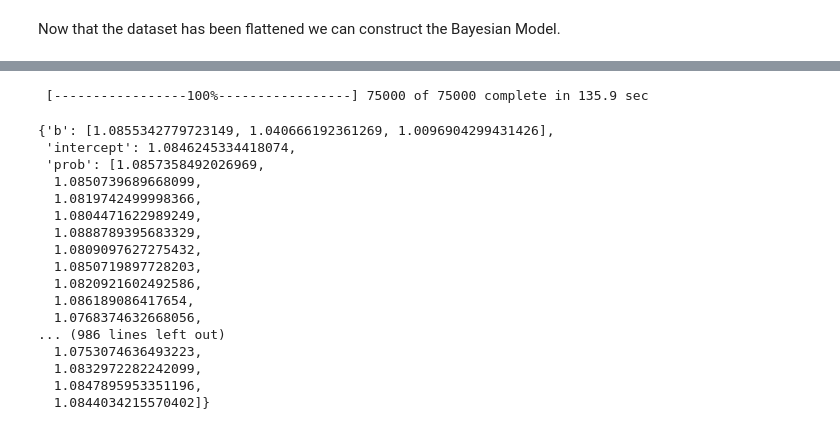
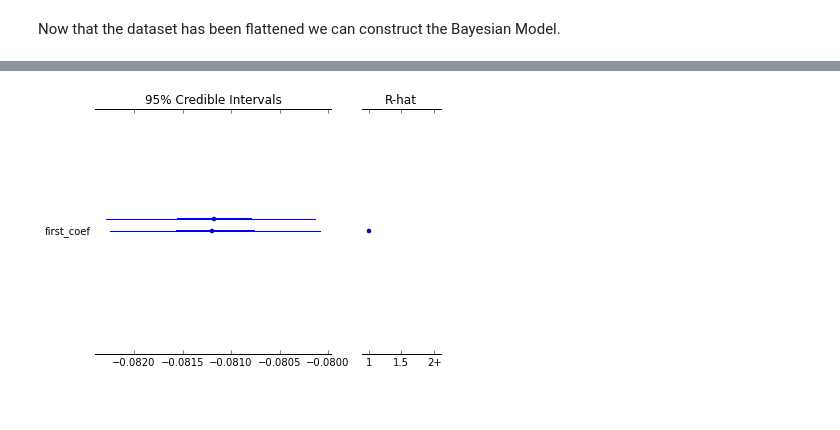
Before and after one commit to slakkur1/AMFMDIdeas, a Jupyter notebook: BayesianModelRandLocAndSize.ipynb, the cells around one changed output, grey strips where cells are left out. Saved outputs shown, nothing was run; the diff lists cells and outputs as text; code cells hidden in the pictures; blank space fills up the shorter version.

```diff
--- a/BayesianModelRandLocAndSize.ipynb
+++ b/BayesianModelRandLocAndSize.ipynb
@@ -363,28 +365,7 @@ Matplot.summary_plot(M_pooled.intercept)
-# %%
-from pymc import gelman_rubin
-M_pooled = MCMC(pooled_model())
-M_pooled.sample(75000)
-M_pooled.sample(75000)
-gelman_rubin(M_pooled)
-# %% [output]
- [-----------------100%-----------------] 75000 of 75000 complete in 135.9 sec
-{'b': [1.0855342779723149, 1.040666192361269, 1.0096904299431426],
- 'intercept': 1.0846245334418074,
- 'prob': [1.0857358492026969,
-  1.0850739689668099,
-  1.0819742499998366,
-  1.0804471622989249,
-  1.0888789395683329,
-  1.0809097627275432,
-  1.0850719897728203,
-  1.0820921602492586,
-  1.086189086417654,
-  1.0768374632668056,
-... (986 lines left out)
-  1.0753074636493223,
-  1.0832972282242099,
-  1.0847895953351196,
-  1.0844034215570402]}
+# %%
+Matplot.summary_plot(M_pooled.first_coef)
+# %% [output]
+[figure, added]
 # %%
 Matplot.plot(M_pooled.intercept)
 # %% [output]
```
Also changed, not shown: parts of 13 cells of this notebook.
